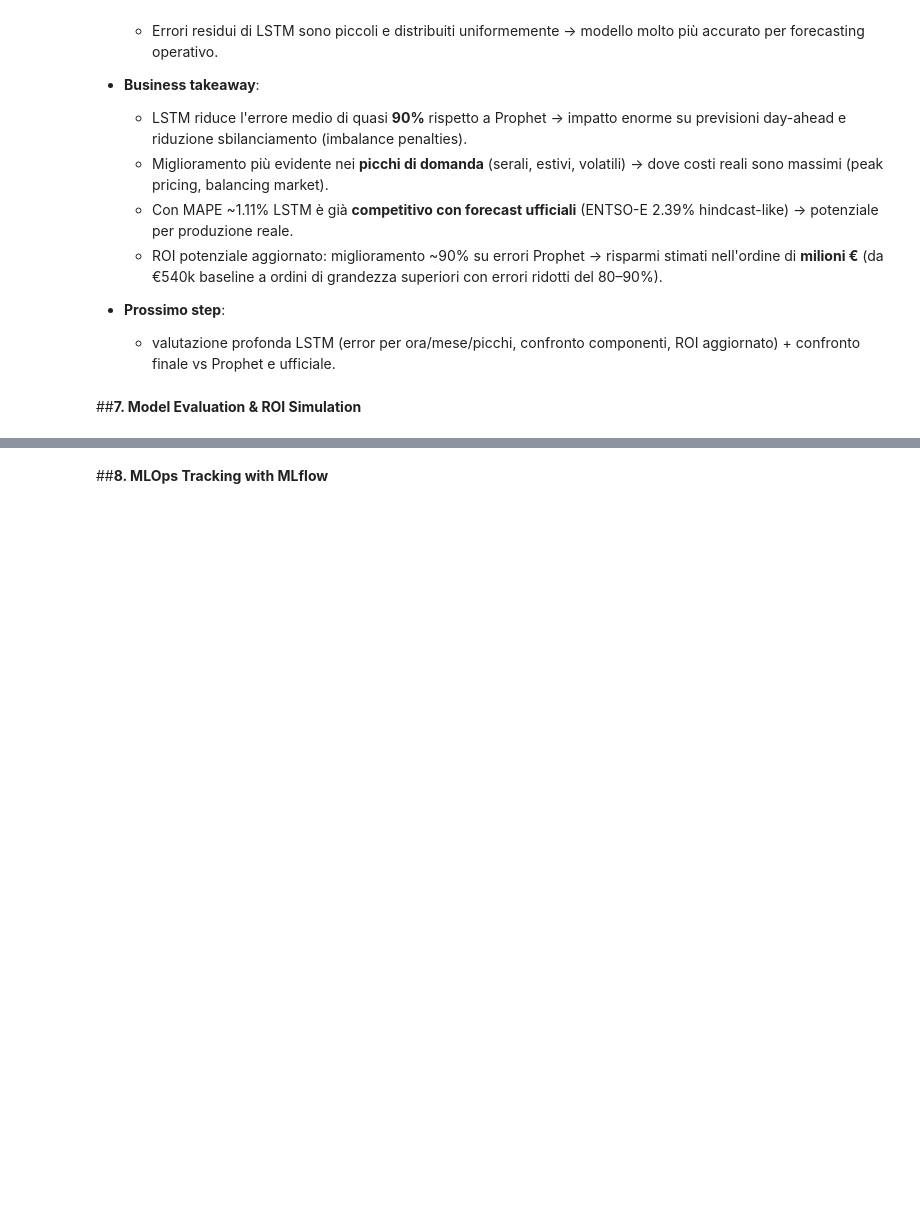
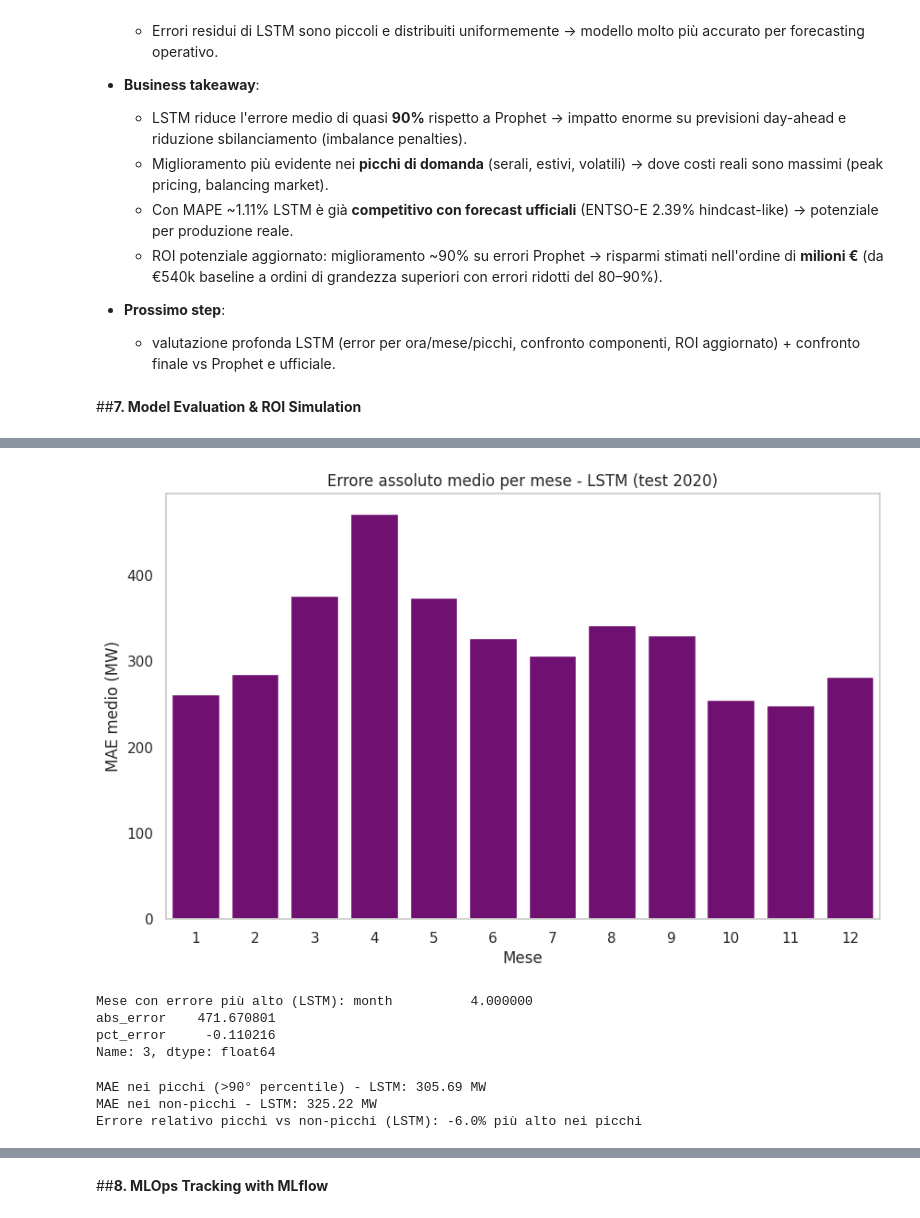
Before and after one commit to Frussen/ita-load-forecaster, a Jupyter notebook: ItaLoadForecaster.ipynb, the cells around one changed output, grey strips where cells are left out. Drawn from its saved outputs; the diff is of its cells as text; code cells hidden in the pictures; blank space fills up the shorter version.

```diff
--- a/ItaLoadForecaster.ipynb
+++ b/ItaLoadForecaster.ipynb
@@ -1279,0 +1303,37 @@ plt.show()
+# %%
+# Error per mese (MAE e MAPE medio per mese)
+monthly_error_lstm = df_lstm_results.groupby('month').agg({
+    'abs_error': 'mean',
+    'pct_error': 'mean'
+}).reset_index()
+
+plt.figure(figsize=(10, 6))
+sns.barplot(x='month', y='abs_error', data=monthly_error_lstm, color='purple')
+plt.title('Errore assoluto medio per mese - LSTM (test 2020)')
+plt.xlabel('Mese')
+plt.ylabel('MAE medio (MW)')
+plt.grid(axis='y')
+plt.show()
+
+print("Mese con errore più alto (LSTM):", monthly_error_lstm.loc[monthly_error_lstm['abs_error'].idxmax()])
+# %% [output]
+[figure, added]
+Mese con errore più alto (LSTM): month          4.000000
+abs_error    471.670801
+pct_error     -0.110216
+Name: 3, dtype: float64
+# %%
+# 4. Error breakdown picchi vs non-picchi (>90° percentile load reale)
+load_90 = df_lstm_results['actual'].quantile(0.90)
+df_lstm_results['is_peak'] = df_lstm_results['actual'] > load_90
+
+peak_mae_lstm = df_lstm_results[df_lstm_results['is_peak']]['abs_error'].mean()
+nonpeak_mae_lstm = df_lstm_results[~df_lstm_results['is_peak']]['abs_error'].mean()
+
+print(f"MAE nei picchi (>90° percentile) - LSTM: {peak_mae_lstm:.2f} MW")
+print(f"MAE nei non-picchi - LSTM: {nonpeak_mae_lstm:.2f} MW")
+print(f"Errore relativo picchi vs non-picchi (LSTM): {(peak_mae_lstm / nonpeak_mae_lstm - 1)*100:.1f}% più alto nei picchi")
+# %% [output]
+MAE nei picchi (>90° percentile) - LSTM: 305.69 MW
+MAE nei non-picchi - LSTM: 325.22 MW
+Errore relativo picchi vs non-picchi (LSTM): -6.0% più alto nei picchi
```
Also changed, not shown: parts of 7 cells of this notebook.
